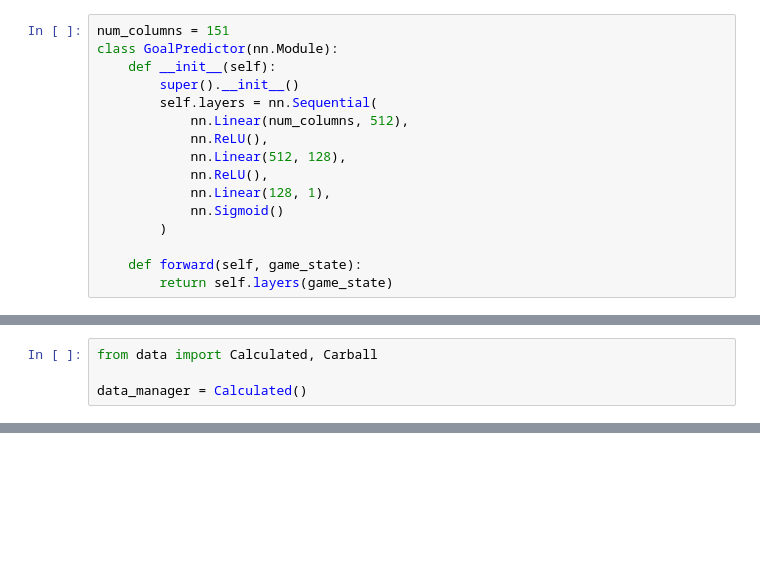
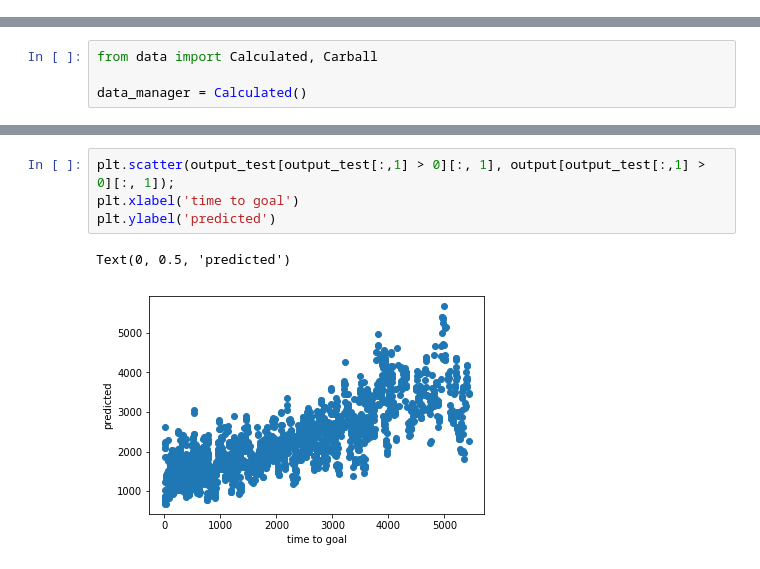
Before and after one commit to SaltieRL/ReplayModels, a Jupyter notebook: goal_predictor.ipynb, the cells around one changed output, grey strips where cells are left out. Cells and saved outputs as stored; diff of their text form; blank space fills up the shorter version.

Commit message:
Goal predictor sorta

```diff
--- a/goal_predictor.ipynb
+++ b/goal_predictor.ipynb
@@ -9,19 +9,3 @@ import torch
 import torch.nn as nn
 import torch.optim as optim
 %matplotlib inline
-# %%
-num_columns = 151
-class GoalPredictor(nn.Module):
-    def __init__(self):
-        super().__init__()
-        self.layers = nn.Sequential(
-            nn.Linear(num_columns, 512),
-            nn.ReLU(),
-            nn.Linear(512, 128),
-            nn.ReLU(),
-            nn.Linear(128, 1),
-            nn.Sigmoid()
-        )
-
-    def forward(self, game_state):
-        return self.layers(game_state)
@@ -160,0 +187,7 @@ Text(0.5, 1.0, 'Accuracy')
+# %%
+plt.scatter(output_test[output_test[:,1] > 0][:, 1], output[output_test[:,1] > 0][:, 1]);
+plt.xlabel('time to goal')
+plt.ylabel('predicted')
+# %% [output]
+Text(0, 0.5, 'predicted')
+[figure, added]
```
Also changed, not shown: parts of 8 cells of this notebook, 2 other files.
